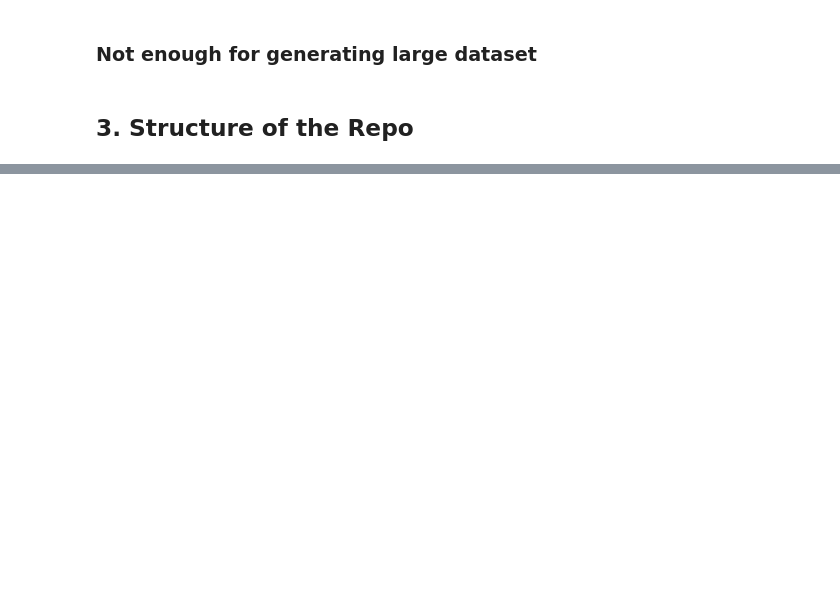
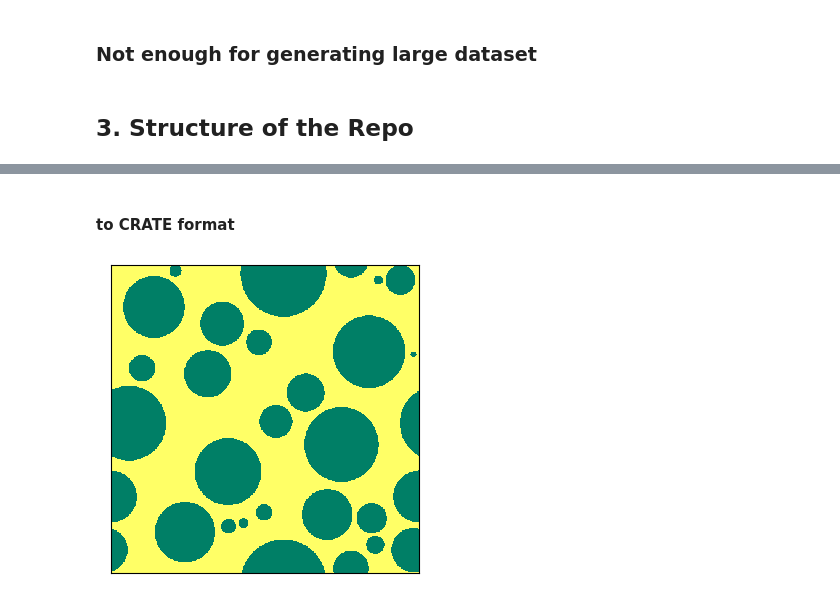
Before and after one commit to bessagroup/rvesimulator, a Jupyter notebook: toturials/code_release_week.ipynb, the cells around one changed output, grey strips where cells are left out. Saved outputs shown, nothing was run; the diff lists cells and outputs as text; code cells hidden in the pictures; blank space fills up the shorter version.

```diff
--- a/toturials/code_release_week.ipynb
+++ b/toturials/code_release_week.ipynb
@@ -60,0 +454,11 @@
+# %% [markdown]
+#### to CRATE format
+# %%
+# show it by the crate format
+microstructure_generator.crate_rgmsh(num_discrete=500)
+# plot
+microstructure_generator.rgmsh_plot(figsize=(4,4))
+# save
+microstructure_generator.to_crate_format(file_name='microstucture.rgmsh')
+# %% [output]
+[figure, added]
```
Also changed, not shown: parts of 62 cells of this notebook, 6 other files.
